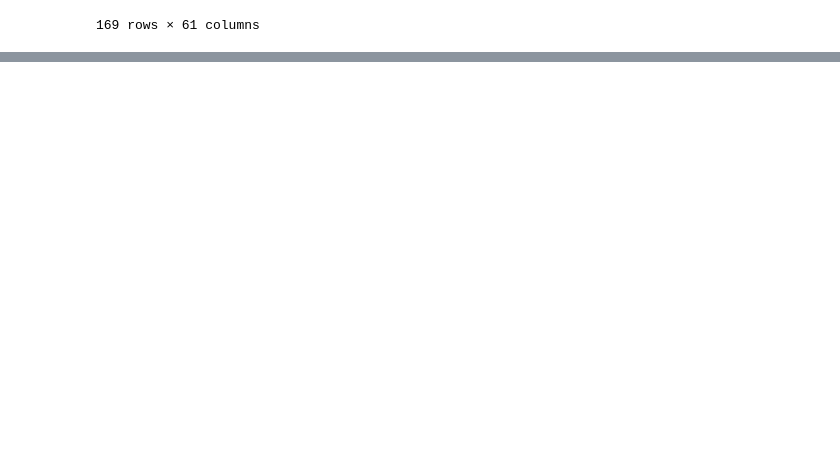
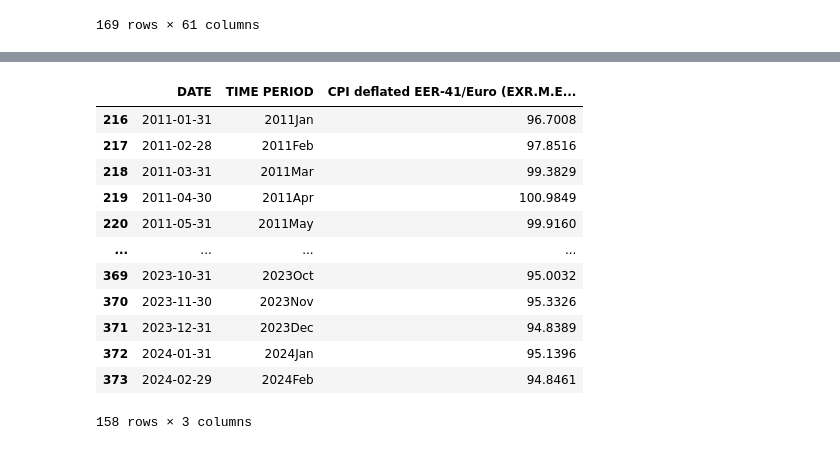
Before and after one commit to Laveine-v2/MODS206-DFM, a Jupyter notebook: Data_analysis.ipynb, the cells around one changed output, grey strips where cells are left out. Drawn from its saved outputs; the diff is of its cells as text; code cells hidden in the pictures; blank space fills up the shorter version.

```diff
--- a/Data_analysis.ipynb
+++ b/Data_analysis.ipynb
@@ -108,0 +135,19 @@ overnight_stays_df_t
+# %%
+cpi_index_df=pd.read_csv("databases/CPI deflated EER-41Euro.csv",sep=',')
+pd.to_datetime(cpi_index_df['DATE'])
+cpi_index_df=cpi_index_df[cpi_index_df['DATE']>"2010-12-31"]
+cpi_index_df
+# %% [output]
+|  | DATE | TIME PERIOD | CPI deflated EER-41/Euro (EXR.M.E... |
+| 216 | 2011-01-31 | 2011Jan | 96.7008 |
+| 217 | 2011-02-28 | 2011Feb | 97.8516 |
+| 218 | 2011-03-31 | 2011Mar | 99.3829 |
+| 219 | 2011-04-30 | 2011Apr | 100.9849 |
+| 220 | 2011-05-31 | 2011May | 99.9160 |
+| ... | ... | ... | ... |
+| 369 | 2023-10-31 | 2023Oct | 95.0032 |
+| 370 | 2023-11-30 | 2023Nov | 95.3326 |
+| 371 | 2023-12-31 | 2023Dec | 94.8389 |
+| 372 | 2024-01-31 | 2024Jan | 95.1396 |
+| 373 | 2024-02-29 | 2024Feb | 94.8461 |
+158 rows × 3 columns
```
Also changed, not shown: parts of 2 cells of this notebook.
